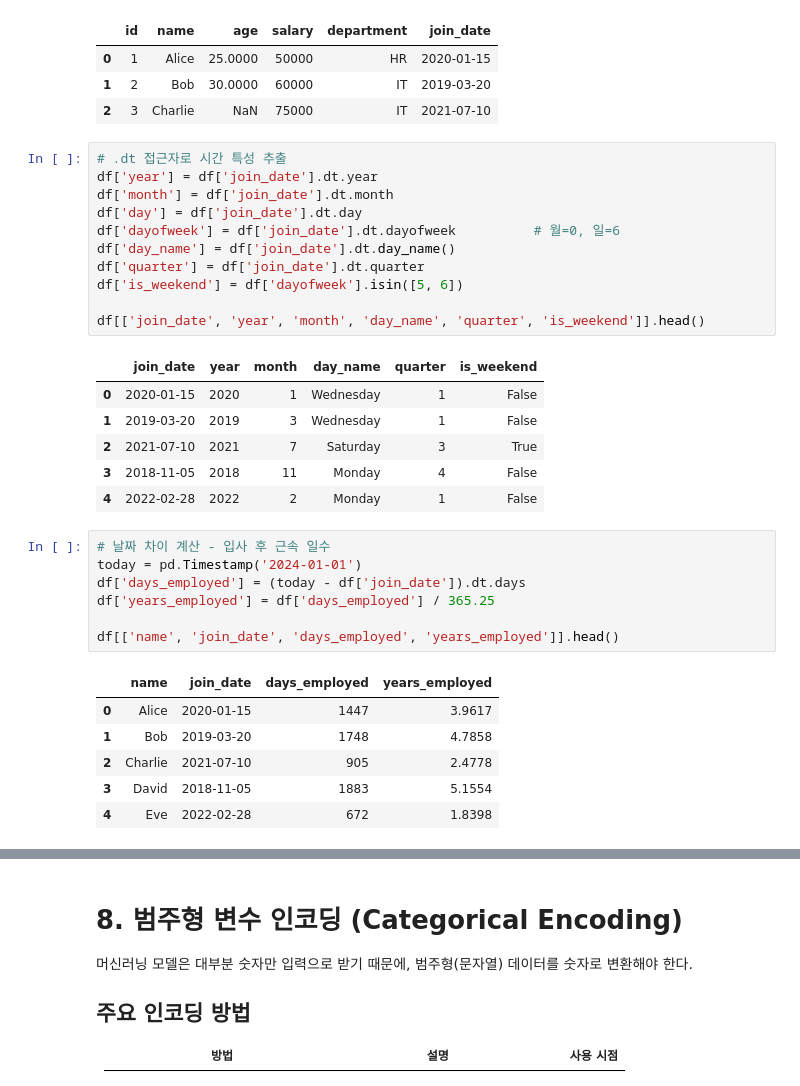
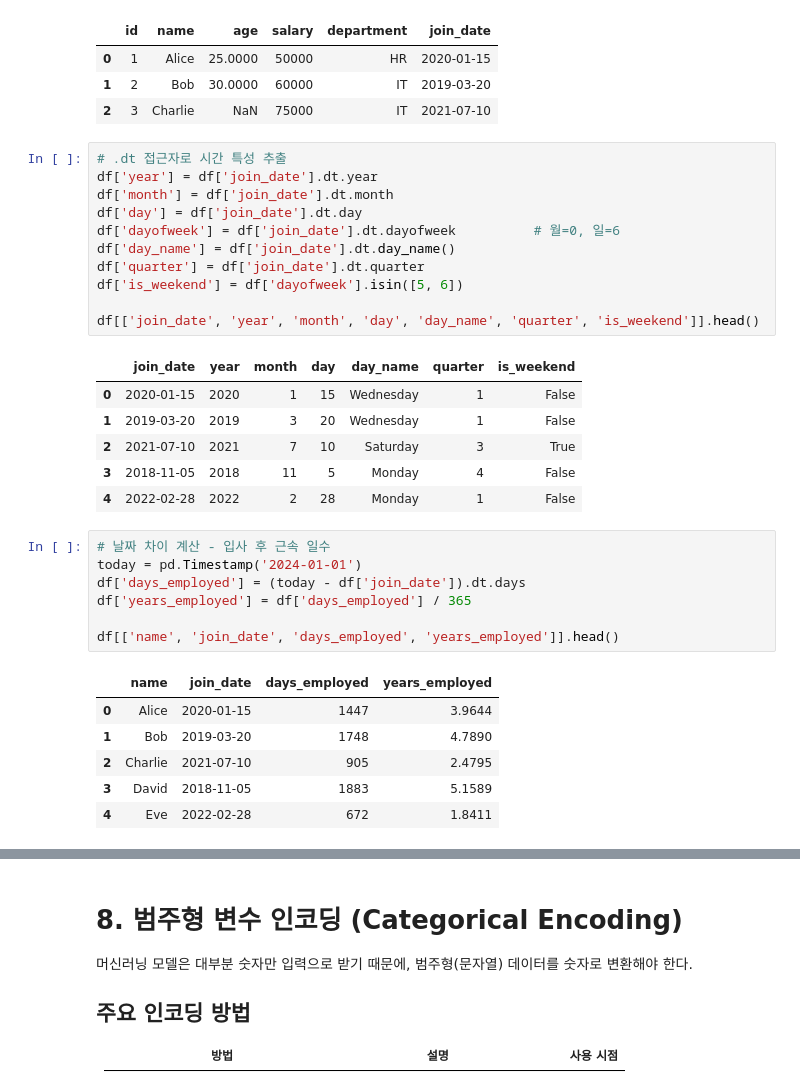
Before and after one commit to mathsjm32/Study, a Jupyter notebook: Data_Preprocessing.ipynb, the cells around one changed output, grey strips where cells are left out. Cells and saved outputs as stored; diff of their text form.

```diff
--- a/Data_Preprocessing.ipynb
+++ b/Data_Preprocessing.ipynb
@@ -536,35 +555,35 @@ datetime64[ns]
 # %%
 # .dt 접근자로 시간 특성 추출
 df['year'] = df['join_date'].dt.year
 df['month'] = df['join_date'].dt.month
 df['day'] = df['join_date'].dt.day
 df['dayofweek'] = df['join_date'].dt.dayofweek          # 월=0, 일=6
 df['day_name'] = df['join_date'].dt.day_name()
 df['quarter'] = df['join_date'].dt.quarter
 df['is_weekend'] = df['dayofweek'].isin([5, 6])
 
-df[['join_date', 'year', 'month', 'day_name', 'quarter', 'is_weekend']].head()
+df[['join_date', 'year', 'month', 'day', 'day_name', 'quarter', 'is_weekend']].head()
 # %% [output]
-|  | join_date | year | month | day_name | quarter | is_weekend |
-| 0 | 2020-01-15 | 2020 | 1 | Wednesday | 1 | False |
-| 1 | 2019-03-20 | 2019 | 3 | Wednesday | 1 | False |
-| 2 | 2021-07-10 | 2021 | 7 | Saturday | 3 | True |
-| 3 | 2018-11-05 | 2018 | 11 | Monday | 4 | False |
-| 4 | 2022-02-28 | 2022 | 2 | Monday | 1 | False |
+|  | join_date | year | month | day | day_name | quarter | is_weekend |
+| 0 | 2020-01-15 | 2020 | 1 | 15 | Wednesday | 1 | False |
+| 1 | 2019-03-20 | 2019 | 3 | 20 | Wednesday | 1 | False |
+| 2 | 2021-07-10 | 2021 | 7 | 10 | Saturday | 3 | True |
+| 3 | 2018-11-05 | 2018 | 11 | 5 | Monday | 4 | False |
+| 4 | 2022-02-28 | 2022 | 2 | 28 | Monday | 1 | False |
 # %%
 # 날짜 차이 계산 - 입사 후 근속 일수
 today = pd.Timestamp('2024-01-01')
 df['days_employed'] = (today - df['join_date']).dt.days
-df['years_employed'] = df['days_employed'] / 365.25
+df['years_employed'] = df['days_employed'] / 365
 
 df[['name', 'join_date', 'days_employed', 'years_employed']].head()
 # %% [output]
 |  | name | join_date | days_employed | years_employed |
-| 0 | Alice | 2020-01-15 | 1447 | 3.9617 |
-| 1 | Bob | 2019-03-20 | 1748 | 4.7858 |
-| 2 | Charlie | 2021-07-10 | 905 | 2.4778 |
-| 3 | David | 2018-11-05 | 1883 | 5.1554 |
-| 4 | Eve | 2022-02-28 | 672 | 1.8398 |
+| 0 | Alice | 2020-01-15 | 1447 | 3.9644 |
+| 1 | Bob | 2019-03-20 | 1748 | 4.7890 |
+| 2 | Charlie | 2021-07-10 | 905 | 2.4795 |
+| 3 | David | 2018-11-05 | 1883 | 5.1589 |
+| 4 | Eve | 2022-02-28 | 672 | 1.8411 |
 # %%
 # 날짜 범위로 필터링
 mask = (df['join_date'] >= '2020-01-01') & (df['join_date'] <= '2022-12-31')
```
Also changed, not shown: parts of 36 cells of this notebook, 1 other file.
